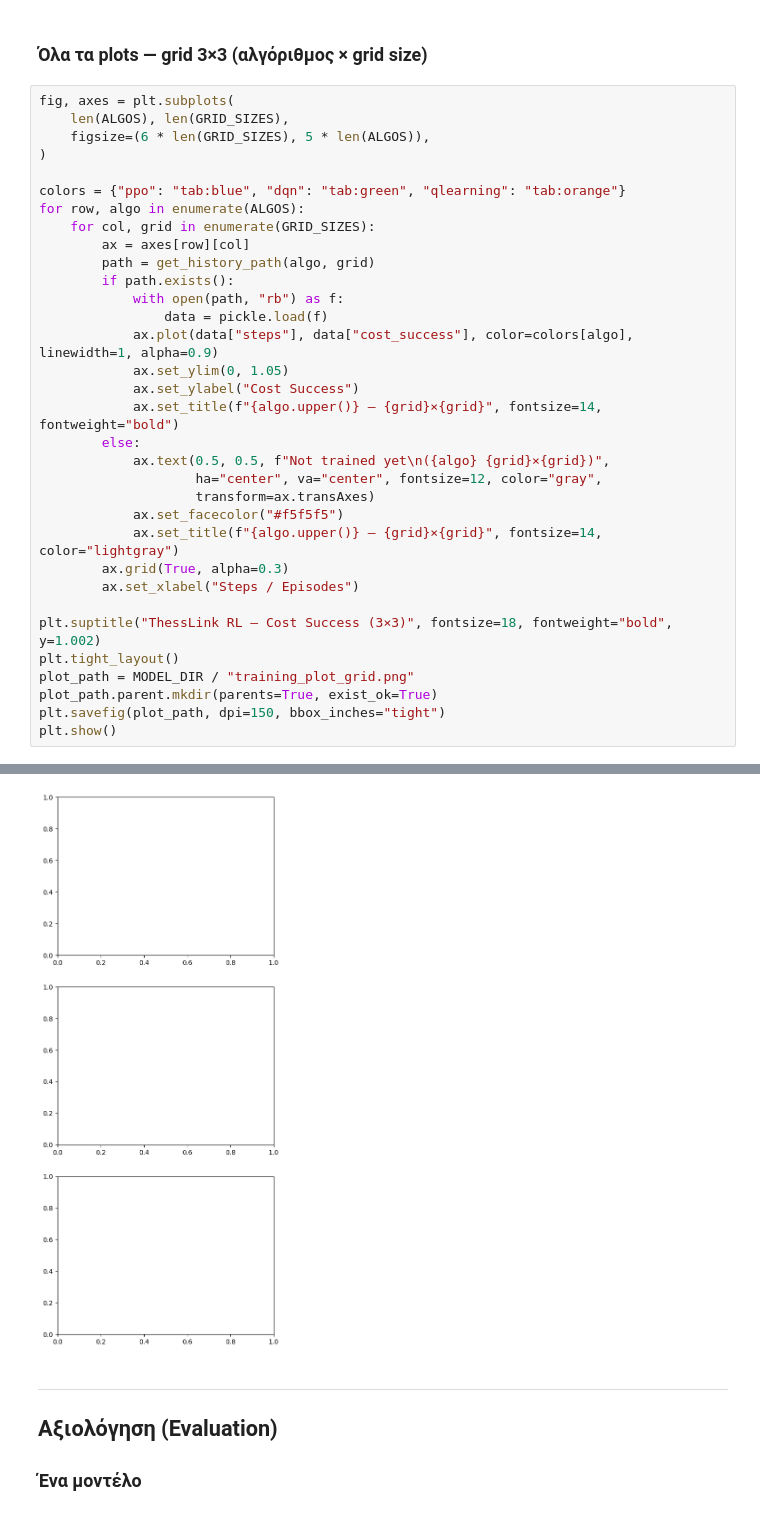
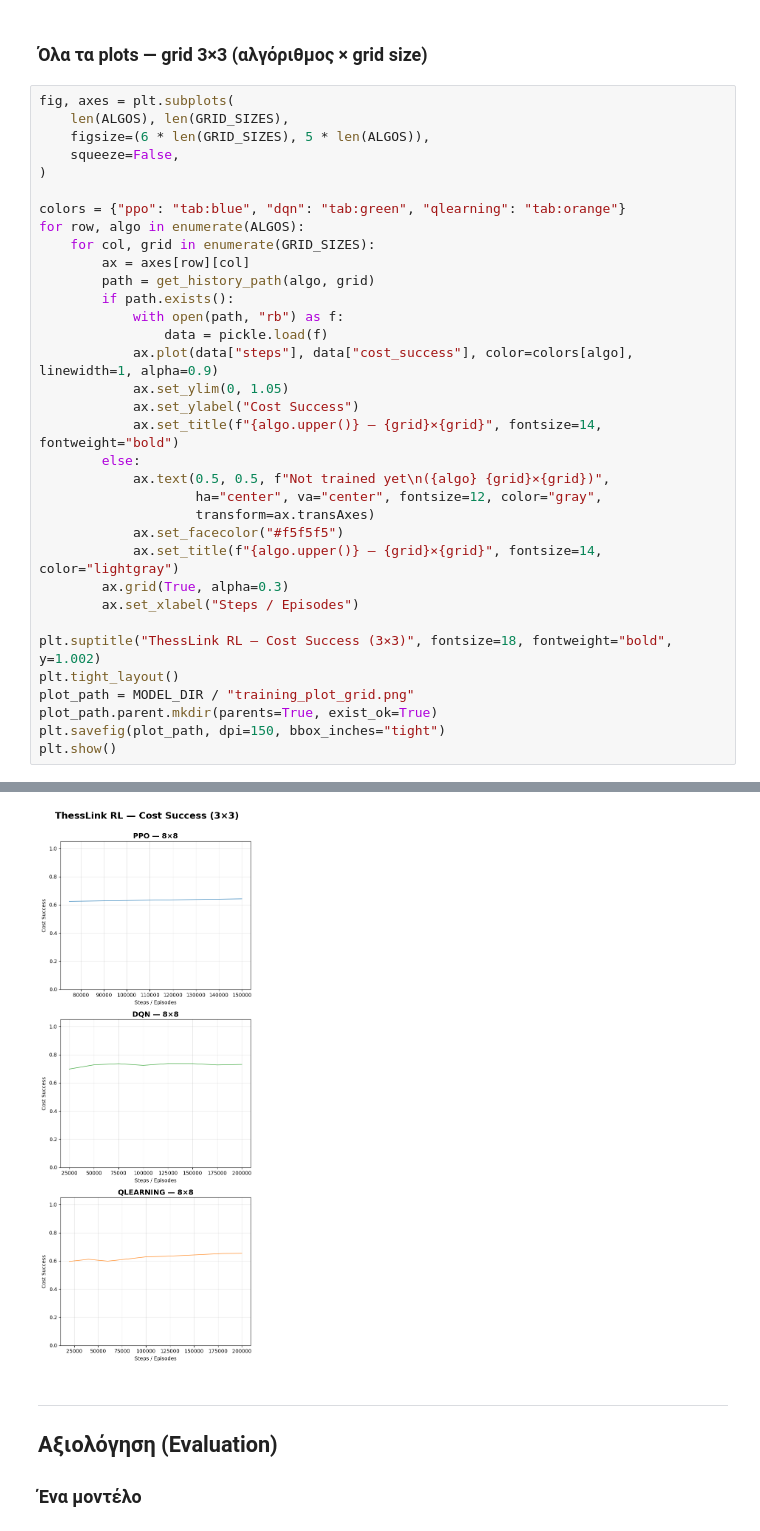
Before and after one commit to stanimeros/thesslink-rl, a Jupyter notebook: training.ipynb, the cells around one changed output, grey strips where cells are left out. Drawn from its saved outputs; the diff is of its cells as text.

```diff
--- a/training.ipynb
+++ b/training.ipynb
@@ -314,6 +310,7 @@ else:
 fig, axes = plt.subplots(
     len(ALGOS), len(GRID_SIZES),
     figsize=(6 * len(GRID_SIZES), 5 * len(ALGOS)),
+    squeeze=False,
 )
 
 colors = {"ppo": "tab:blue", "dqn": "tab:green", "qlearning": "tab:orange"}
@@ -348,4 +344,4 @@ TypeError: 'Axes' object is not subscriptable
-[figure, old version]
+[figure, new version]
 # %% [markdown]
 ---
 ## Αξιολόγηση (Evaluation)
```
Also changed, not shown: parts of 5 cells of this notebook, 1 other file.
